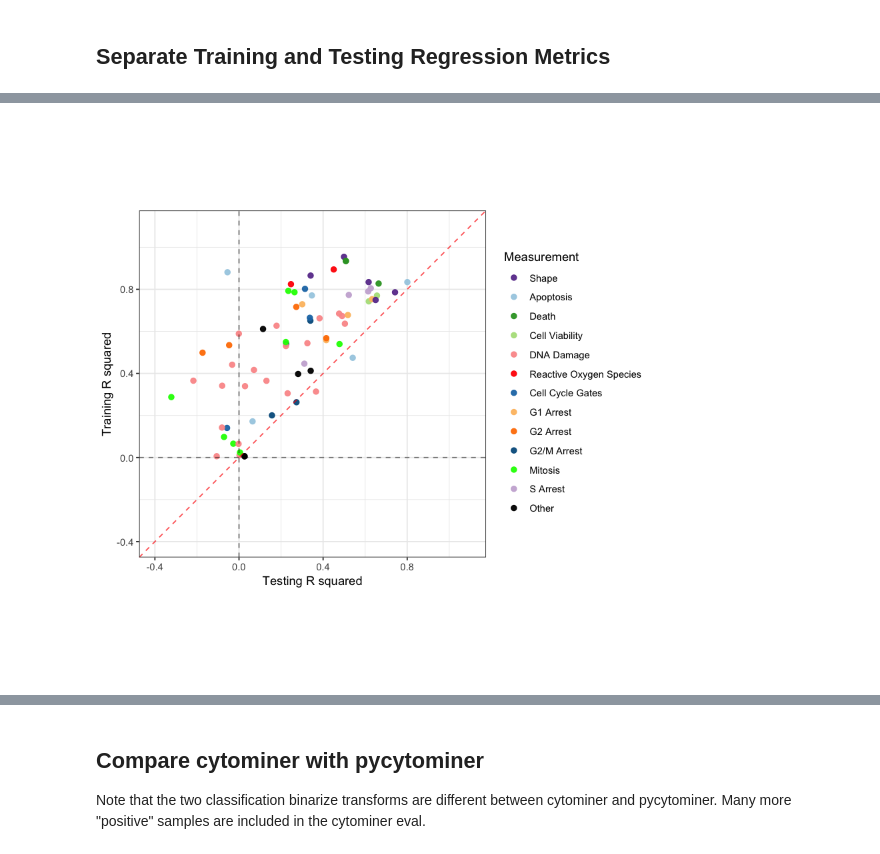
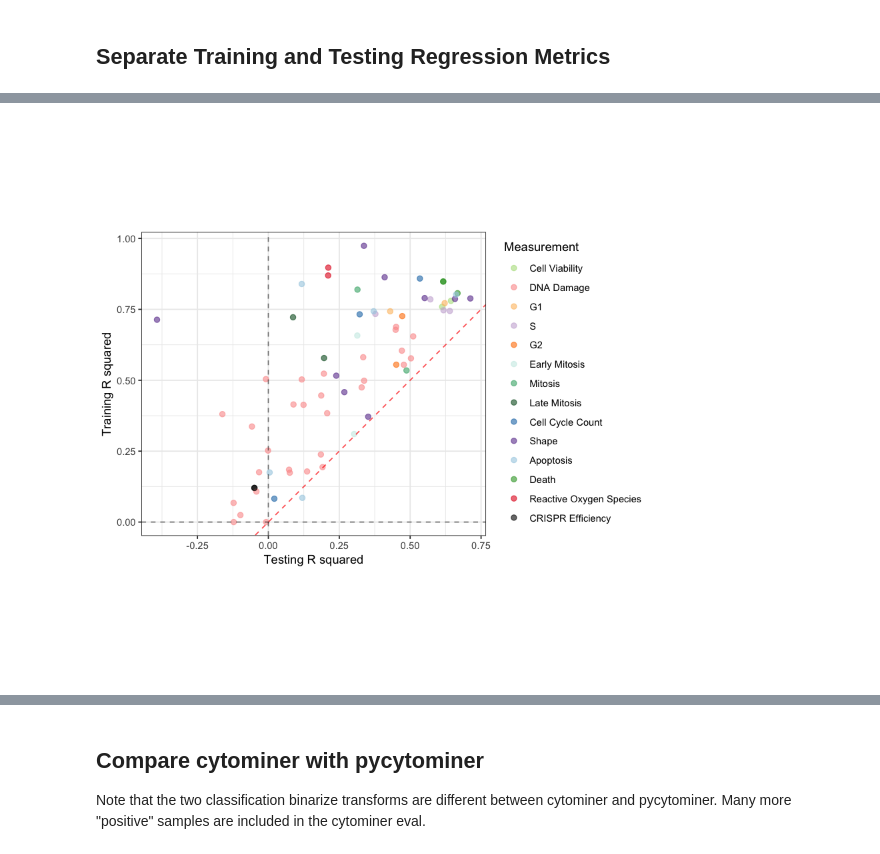
Before and after one commit to broadinstitute/cell-health, a Jupyter notebook: 3.train/5.visualize-performance-summary.ipynb, the cells around one changed output, grey strips where cells are left out. Cells and saved outputs as stored; diff of their text form; code cells hidden in the pictures.

Commit message:
refactor out certain assay colors and themes and update summary figures

```diff
--- a/3.train/5.visualize-performance-summary.ipynb
+++ b/3.train/5.visualize-performance-summary.ipynb
@@ -134,34 +136,3 @@ A tibble: 2 × 8
-# %%
-measurement_levels <- c(
-    "shape",
-    "apoptosis",
-    "death",
-    "cell_viability",
-    "dna_damage",
-    "ros",
-    "cell_cycle",
-    "g1_arrest",
-    "g2_arrest",
-    "g2_m_arrest",
-    "mitosis",
-    "s_arrest",
-    "other"
-)
-
-assay_levels <- c(
-    "hoechst",
-    "edu",
-    "gh2ax",
-    "ph3",
-    "hoechst_gh2ax",
-    "hoechst_edu",
-    "edu_gh2ax",
-    "caspase",
-    "draq",
-    "draq_caspase",
-    "many_cell_cycle",
-    "crispr_efficiency"
-)
 # %%
 metric_df <- regression_subset_df %>%
     dplyr::inner_join(auc_df, by = c("target", "data_fit", "shuffle")) %>%
@@ -402,7 +307,7 @@ r_two_df <- regression_metrics_df %>%
                   shuffle == "shuffle_false",
                   y_transform == "raw") %>%
     tidyr::spread(data_fit, value) %>%
-    dplyr::left_join(label_df, by=c("target" = "updated_name"))
+    dplyr::left_join(label_df, by=c("target" = "id"))
 
 r_two_df$measurement <- factor(
     r_two_df$measurement,
@@ -412,7 +317,7 @@ r_two_df$measurement <- tidyr::replace_na(r_two_df$measurement, "other")
 
 r_two_df$assay <- factor(
     r_two_df$assay,
-    levels = assay_levels
+    levels = dye_levels
 )
 
 print(dim(r_two_df))
@@ -427,7 +332,7 @@ A tibble: 2 × 13
 # %%
 ggplot(r_two_df,
        aes(y = train, x = test)) +
-    geom_point(alpha = 0.95,
+    geom_point(alpha = 0.6,
                size = 2,
                aes(color = measurement)) +
     geom_vline(xintercept = 0,
@@ -444,8 +349,6 @@ ggplot(r_two_df,
             linetype = "dashed",
             color = "red",
             alpha = 0.7) +
-    xlim(c(-0.4, 1.1)) +
-    ylim(c(-0.4, 1.1)) +
     scale_color_manual(name = "Measurement",
                        values = measurement_colors,
                        labels = measurement_labels) +
@@ -463,4 +363,4 @@ Warning message:
-[figure, old version]
+[figure, new version]
 # %%
 ggplot(r_two_df,
        aes(y = train, x = test)) +
```
Also changed, not shown: parts of 20 cells of this notebook, 3 other files.
